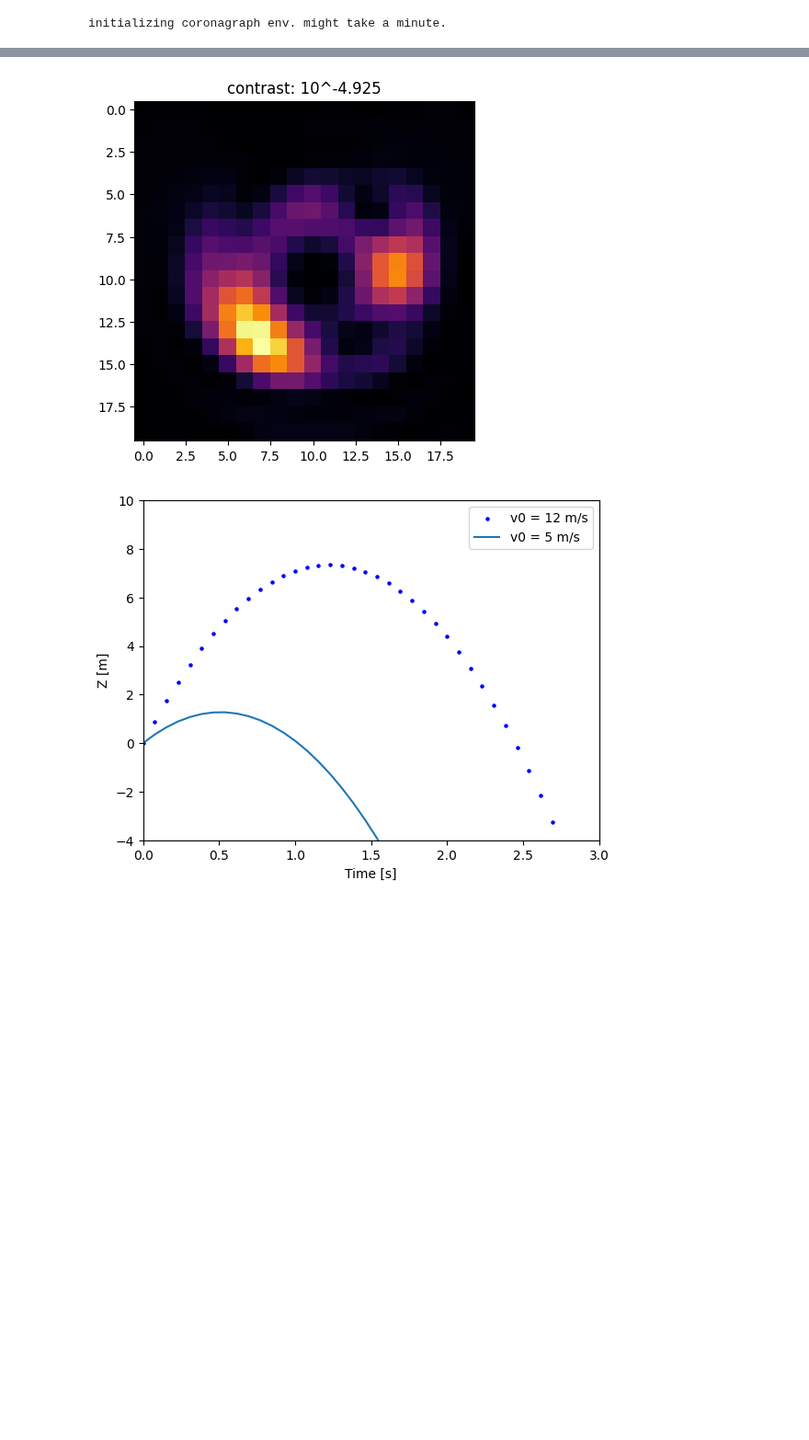
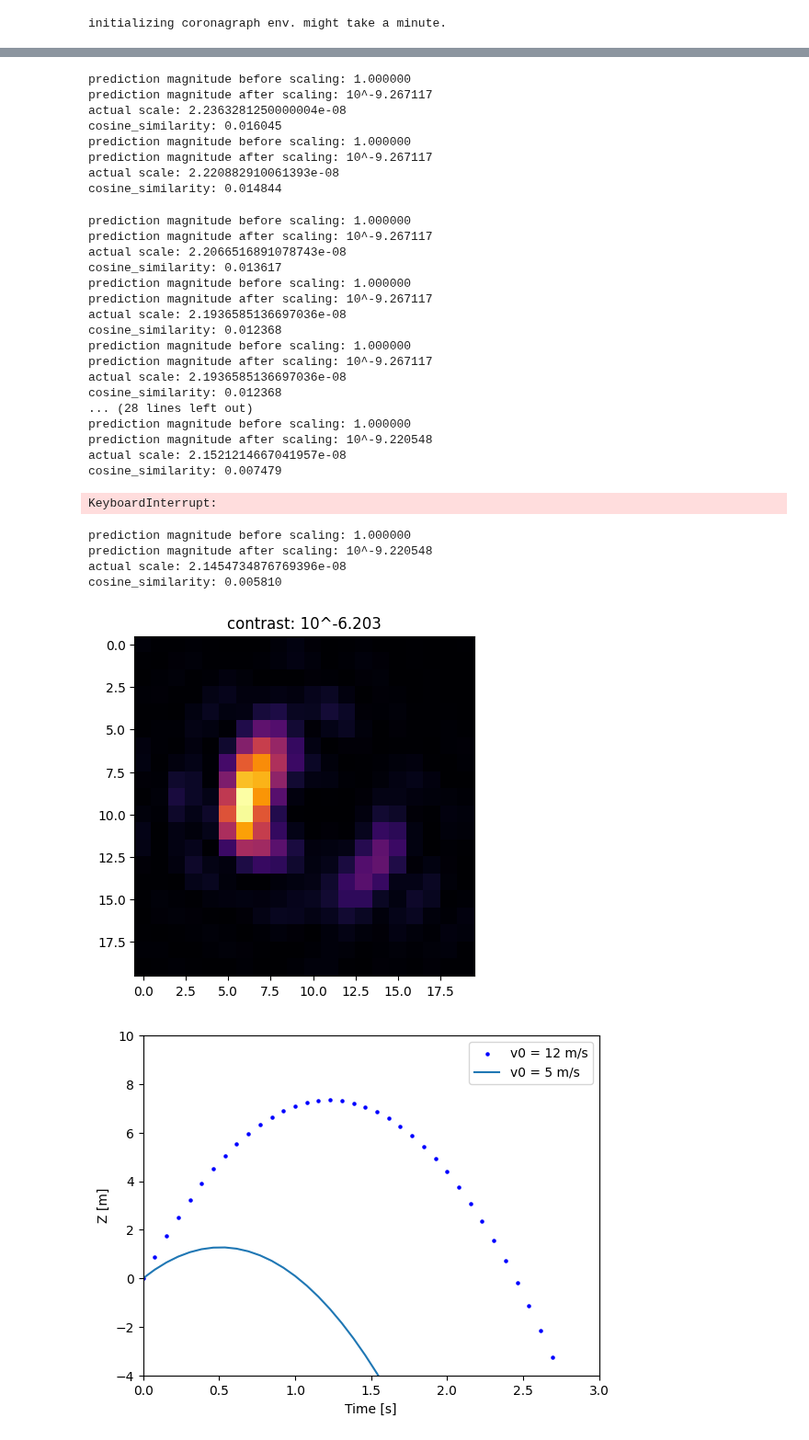
Before and after one commit to AlexeiKorolev/NASA-RL-Wavefront-Control, a Jupyter notebook: RL/scaling_regularization.ipynb, the cells around one changed output, grey strips where cells are left out. Shown at 92% size. Cells and saved outputs as stored; diff of their text form; code cells hidden in the pictures; blank space fills up the shorter version.

```diff
--- a/RL/scaling_regularization.ipynb
+++ b/RL/scaling_regularization.ipynb
@@ -230,0 +214,2 @@ Using slopes: False
+# %%
+contrasts, similarities, predictions, truths = np.array(contrasts), np.array(similarities), np.array(predictions), np.array(truths)
@@ -253,2 +252,5 @@ $$ \frac{\sum_{i=1}^{p} x_i y_i}{\sum_{i=1}^{p} y_i^2} = \alpha $$
 # %%
-len(noises), len(predictions), len(truths)
+len(contrasts), len(predictions), len(truths)
+
+if split_vector:
+    predictions = np.array([pred[:-1] for pred in predictions])
@@ -258,4 +258,4 @@ len(noises), len(predictions), len(truths)
 y = truths[0]
 pred = predictions[0]
 
-alpha = np.sum(pred * y) / np.sum(y * y)
+alpha = np.sum(pred * y) / np.sum(pred * pred)
@@ -268,7 +264,7 @@ array([   0,    1,    2, ..., 2498, 2497, 2499], shape=(2500,))
 
 order = np.argsort(contrasts)
 
-alphas = [  np.sum(pred * y) / np.sum(y * y) for pred, y in zip(predictions, truths) ]
+alphas = [  np.sum(pred * y) / np.sum(pred * pred) for pred, y in zip(predictions, truths) ]
 alphas = np.array(alphas)[order]
 contrasts = np.array(contrasts)[order]
 N=10
@@ -301,5 +297,7 @@ np.float64(1.1201409286051636)
 # %%
 import matplotlib.animation as animation
+
+delta_t = 1e-1
 
 fig, ax = plt.subplots()
 
@@ -307,14 +305,15 @@ def init(noise=1e-7):
     env.noise_gen_mirror.flatten()
     env.deformable_mirror.flatten()
     env.set_random_dm(noise=noise)
-    env.set_nudge_vectors(vectors=[nudge_vec])
+    env.deformable_mirror.actuators = np.array(env.deformable_mirror.actuators)
+
     contrast = np.log10(env.get_contrast(delta_t=1e15))
-    img = env.get_camera_image(delta_t=1e-3, noise_enabled=False)
+    img = env.get_camera_image(delta_t=delta_t, noise_enabled=False)
 
     ax.imshow(img, cmap='inferno')
     ax.set_title(f"contrast: 10^{contrast}")
 
-init()
+init(noise=1e-8)
 
 # Store previous prediction as a torch tensor for consistent math
 previous_prediction = torch.zeros((env.num_modes,), dtype=torch.float32)
@@ -325,7 +324,7 @@ def safe_alpha(original_contrast, k=20):
     a = get_alpha_for_contrast(original_contrast, k=k)
     if np.isnan(a) or np.isinf(a):
         return 1.0
-    return max(1e-12, a)
+    return a
 
 
 def orthogonalize(current: torch.Tensor, prev: torch.Tensor) -> torch.Tensor:
@@ -361,40 +360,82 @@ def update(frame):
             vec_part = y_pred[:-1]
             magnitude_part = y_pred[-1]
             work_pred = vec_part
+            work_pred /= np.linalg.norm(vec_part)
         else:
             work_pred = y_pred
 
         # Un-normalize (matches train_job procedure)
         work_pred = work_pred * y_std - y_mean
 
+        print(f"prediction magnitude before scaling: {torch.linalg.vector_norm(work_pred).item():.6f}")
+
         # Alpha scaling (clip to prevent blow-up)
         alpha = safe_alpha(original_contrast, k=20)
-        work_pred = work_pred * (1 / alpha)
+        work_pred = work_pred * alpha
 
         pred_mag = torch.linalg.vector_norm(work_pred)
 
+        print(f"prediction magnitude after scaling: 10^{np.log10(pred_mag):.6f}")
+
+        print(f"actual scale: {np.linalg.norm(np.array(original))}")
+
         # Orthogonalize against previous prediction (Torch-safe)
-        work_pred = orthogonalize(work_pred, previous_prediction)
+        # work_pred = orthogonalize(work_pred, previous_prediction)
 
-        work_pred = work_pred / torch.linalg.vector_norm(work_pred) * pred_mag
+        # work_pred = work_pred / torch.linalg.vector_norm(work_pred) * pred_mag
 
         # Update previous prediction (detach to avoid grad accumulation)
         previous_prediction = work_pred.detach().clone()
 
     # Apply correction (convert to numpy)
     correction = work_pred.detach().cpu().numpy().astype(float)
     env.deformable_mirror.flatten()
     env.deformable_mirror.actuators = original - correction
     new_contrast_log10 = np.log10(env.get_contrast(delta_t=1e15) + 1e-30)
 
-    img = env.get_camera_image(delta_t=1e-3, noise_enabled=False)
+    orig_t = torch.as_tensor(original, dtype=y_pred.dtype, device=y_pred.device).unsqueeze(0)
+    cos_sim = torch.nn.functional.cosine_similarity(work_pred, orig_t, dim=1).item()
+
+    print(f"cosine_similarity: {cos_sim:.6f}")
+
+    img = env.get_camera_image(delta_t=delta_t, noise_enabled=False)
     ax.imshow(img, cmap='inferno')
     ax.set_title(f"contrast: 10^{new_contrast_log10:.3f}")
 
 ani = animation.FuncAnimation(fig=fig, func=update, frames=25, interval=250)
-ani.save('footage/Correcting05orth05alphascale.mp4', writer='ffmpeg', dpi=200)
+ani.save('footage/SplitVectorVideo.mp4', writer='ffmpeg', dpi=200)
 # %% [output]
+prediction magnitude before scaling: 1.000000
+prediction magnitude after scaling: 10^-9.267117
+actual scale: 2.2363281250000004e-08
+cosine_similarity: 0.016045
+prediction magnitude before scaling: 1.000000
+prediction magnitude after scaling: 10^-9.267117
+actual scale: 2.220882910061393e-08
+cosine_similarity: 0.014844
+prediction magnitude before scaling: 1.000000
+prediction magnitude after scaling: 10^-9.267117
+actual scale: 2.2066516891078743e-08
+cosine_similarity: 0.013617
+prediction magnitude before scaling: 1.000000
+prediction magnitude after scaling: 10^-9.267117
+actual scale: 2.1936585136697036e-08
+cosine_similarity: 0.012368
+prediction magnitude before scaling: 1.000000
+prediction magnitude after scaling: 10^-9.267117
+actual scale: 2.1936585136697036e-08
+cosine_similarity: 0.012368
+... (28 lines left out)
+prediction magnitude before scaling: 1.000000
+prediction magnitude after scaling: 10^-9.220548
+actual scale: 2.1521214667041957e-08
+cosine_similarity: 0.007479
+KeyboardInterrupt:
+prediction magnitude before scaling: 1.000000
+prediction magnitude after scaling: 10^-9.220548
+actual scale: 2.1454734876769396e-08
+cosine_similarity: 0.005810
-[figure, old version]
+[figure, new version]
 # %%
 fig, ax = plt.subplots()
 t = np.linspace(0, 3, 40)
```
Also changed, not shown: parts of 13 cells of this notebook, 10 other files.
